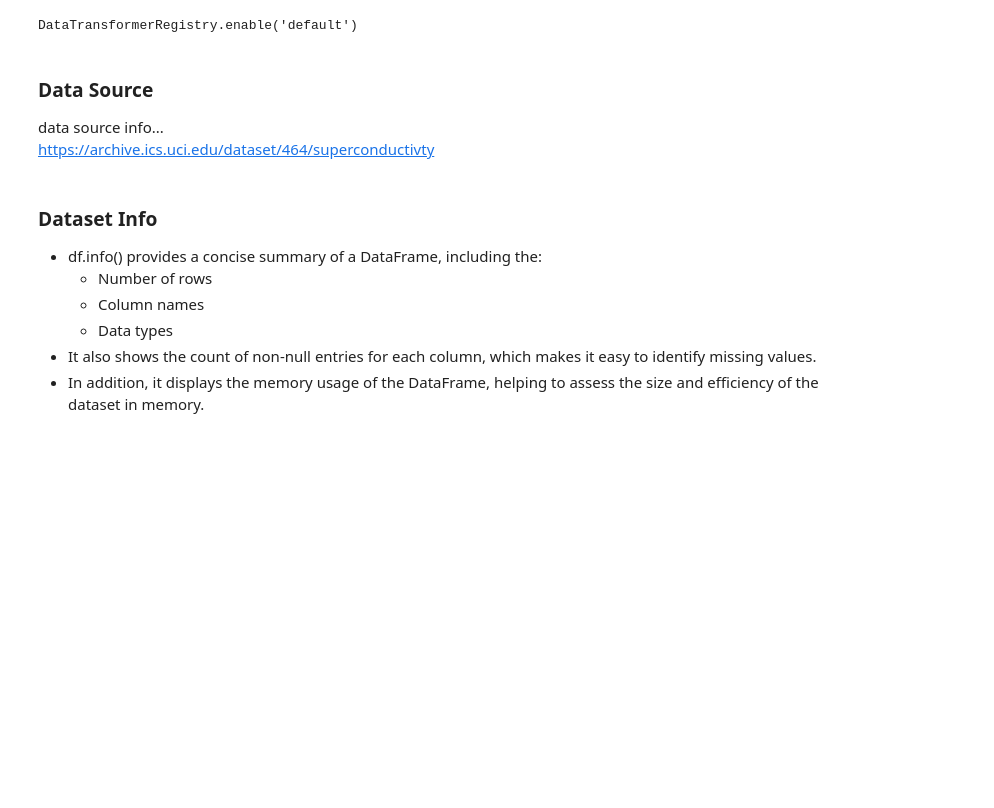
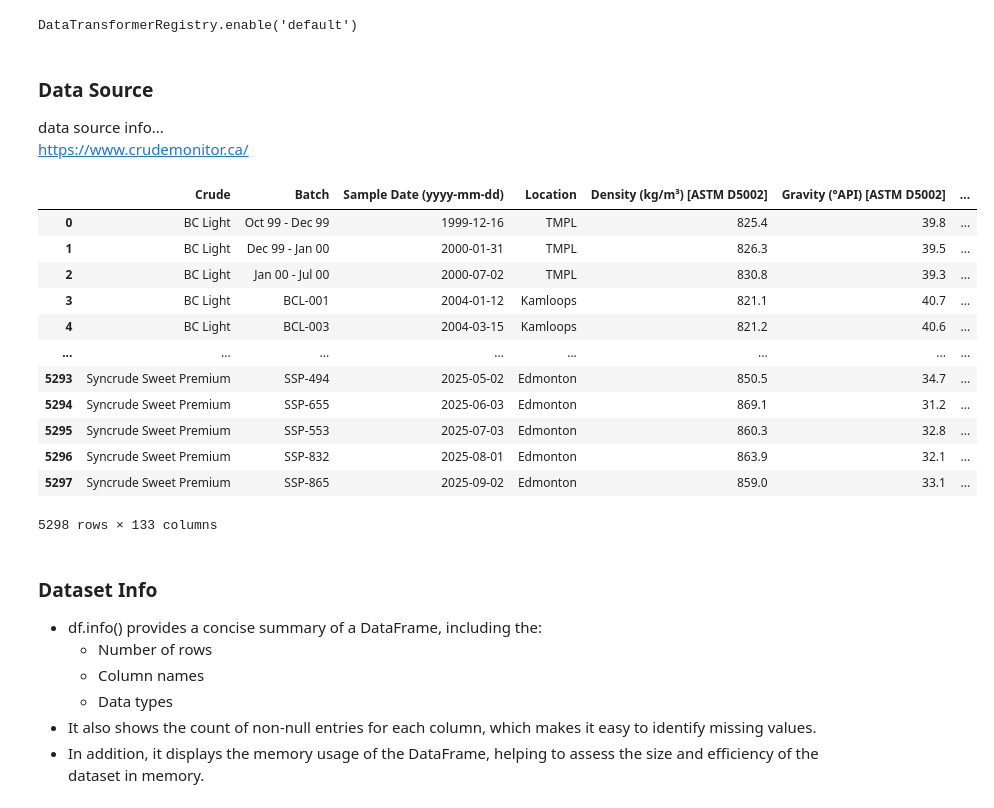
Before and after one commit to ryan-bulger/5510-Final-Project, a Jupyter notebook: 5510-crude-quality.ipynb, the cells around one changed output. Drawn from its saved outputs; the diff is of its cells as text; code cells hidden in the pictures; blank space fills up the shorter version.

Commit message:
finished data import

```diff
--- a/5510-superconductors.ipynb
+++ b/5510-crude-quality.ipynb
@@ -12,20 +29,20 @@ Clustering
 ### Import Python Packages
 # %%
 import pandas as pd
-from pandas.plotting import scatter_matrix
 import numpy as np
-
-
 from IPython.display import display, Markdown
-from ucimlrepo import fetch_ucirepo
+from datetime import datetime
+import requests
 
 import altair as alt
 import seaborn as sns
 import matplotlib.pyplot as plt
+
+pd.set_option('future.no_silent_downcasting', True)
 alt.data_transformers.disable_max_rows()
 # %% [output]
 DataTransformerRegistry.enable('default')
 # %% [markdown]
 ### Data Source
 data source info...
-https://archive.ics.uci.edu/dataset/464/superconductivty
+https://www.crudemonitor.ca/
@@ -39,3 +109,52 @@ df = superconductor_dataset_dict.data.original
+# %%
+def get_data(crude_grade):
+    # Create URL parts
+    start_date = crude_oils_dict[crude_grade]['min_date']
+    end_date = datetime.now().date().strftime('%Y-%m-%d')
+    base_url = 'https://www.crudemonitor.ca/api/1.1/json.php?'
+    crude_properties_url = '&crudeProperties%5B0%5D=crudes-BA&crudeProperties%5B1%5D=crudes-LE&crudeProperties%5B2%5D=crudes-HTSD'
+    crudes_url = ''.join([f'&crudes%5B{i}%5D={x.replace(' ','+')}' for i, x in enumerate([k for k in crude_oils_dict[crude_grade]['grades'].keys()])])
+    date_url = f'&date%5Bstart%5D={start_date}&date%5Bend%5D={end_date}'
+
+    # Merge url parts into full url
+    url = base_url + crudes_url + crude_properties_url + date_url
+
+    # Request data from API
+    response = requests.get(url)
+    response.raise_for_status()
+
+    # Create dataframe
+    response_df = pd.DataFrame.from_dict(response.json())
+
+    # Replace values
+    response_df = response_df.replace({'': np.nan, 'ND': np.nan}).infer_objects(copy=False)
+
+    # Change numeric columns datatypes
+    num_cols = response_df.columns[4:]
+    response_df[num_cols] = response_df[num_cols].apply(pd.to_numeric, errors='coerce')
+
+    # Add target labels to df
+    response_df = response_df.assign(target_label=crude_oils_dict[crude_grade]['target_label'])
+
+    return response_df
+# %%
+frames = [get_data(k) for k in crude_oils_dict.keys()]
+df = pd.concat(frames, ignore_index=True, copy=False)
+df
+# %% [output]
+|  | Crude | Batch | Sample Date (yyyy-mm-dd) | Location | Density (kg/m³) [ASTM D5002] | Gravity (°API) [ASTM D5002] | ... |
+| 0 | BC Light | Oct 99 - Dec 99 | 1999-12-16 | TMPL | 825.4 | 39.8 | ... |
+| 1 | BC Light | Dec 99 - Jan 00 | 2000-01-31 | TMPL | 826.3 | 39.5 | ... |
+| 2 | BC Light | Jan 00 - Jul 00 | 2000-07-02 | TMPL | 830.8 | 39.3 | ... |
+| 3 | BC Light | BCL-001 | 2004-01-12 | Kamloops | 821.1 | 40.7 | ... |
+| 4 | BC Light | BCL-003 | 2004-03-15 | Kamloops | 821.2 | 40.6 | ... |
+| ... | ... | ... | ... | ... | ... | ... | ... |
+| 5293 | Syncrude Sweet Premium | SSP-494 | 2025-05-02 | Edmonton | 850.5 | 34.7 | ... |
+| 5294 | Syncrude Sweet Premium | SSP-655 | 2025-06-03 | Edmonton | 869.1 | 31.2 | ... |
+| 5295 | Syncrude Sweet Premium | SSP-553 | 2025-07-03 | Edmonton | 860.3 | 32.8 | ... |
+| 5296 | Syncrude Sweet Premium | SSP-832 | 2025-08-01 | Edmonton | 863.9 | 32.1 | ... |
+| 5297 | Syncrude Sweet Premium | SSP-865 | 2025-09-02 | Edmonton | 859.0 | 33.1 | ... |
+5298 rows × 133 columns
 # %% [markdown]
 ### Dataset Info
 - df.info() provides a concise summary of a DataFrame, including the:
```
Also changed, not shown: parts of 9 cells of this notebook, 1 other file.
